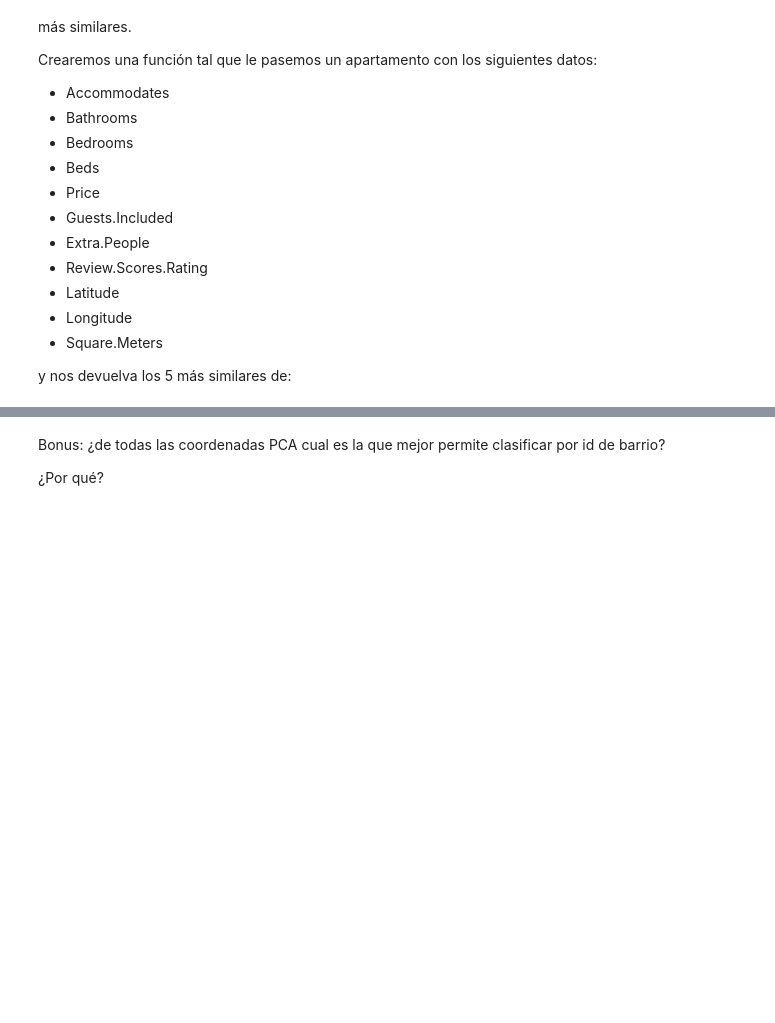
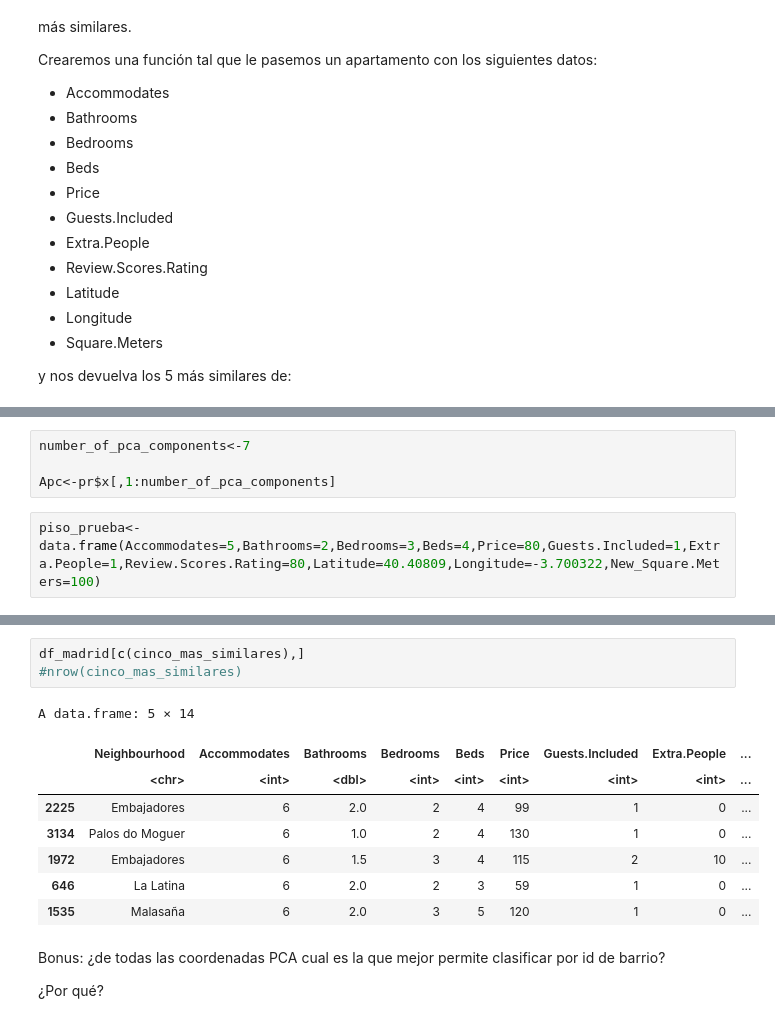
Before and after one commit to alessaag/Data-Mining-R, a Jupyter notebook: Practica-AlessaAlvarez.ipynb, the cells around one changed output, grey strips where cells are left out. Drawn from its saved outputs; the diff is of its cells as text; blank space fills up the shorter version.

```diff
--- a/Practica-AlessaAlvarez.ipynb
+++ b/Practica-AlessaAlvarez.ipynb
@@ -697,0 +751,6 @@ y nos devuelva los 5 más similares de:
+# %%
+number_of_pca_components<-7
+
+Apc<-pr$x[,1:number_of_pca_components]
+# %%
+piso_prueba<-data.frame(Accommodates=5,Bathrooms=2,Bedrooms=3,Beds=4,Price=80,Guests.Included=1,Extra.People=1,Review.Scores.Rating=80,Latitude=40.40809,Longitude=-3.700322,New_Square.Meters=100)
@@ -698,3 +770,15 @@ y nos devuelva los 5 más similares de:
+# %%
+df_madrid[c(cinco_mas_similares),]
+#nrow(cinco_mas_similares)
+# %% [output]
+A data.frame: 5 × 14
+|  | Neighbourhood | Accommodates | Bathrooms | Bedrooms | Beds | Price | Guests.Included | Extra.People | ... |
+|  | <chr> | <int> | <dbl> | <int> | <int> | <int> | <int> | <int> | ... |
+| 2225 | Embajadores | 6 | 2.0 | 2 | 4 | 99 | 1 | 0 | ... |
+| 3134 | Palos do Moguer | 6 | 1.0 | 2 | 4 | 130 | 1 | 0 | ... |
+| 1972 | Embajadores | 6 | 1.5 | 3 | 4 | 115 | 2 | 10 | ... |
+| 646 | La Latina | 6 | 2.0 | 2 | 3 | 59 | 1 | 0 | ... |
+| 1535 | Malasaña | 6 | 2.0 | 3 | 5 | 120 | 1 | 0 | ... |
 # %% [markdown]
 Bonus: ¿de todas las coordenadas PCA cual es la que mejor permite clasificar por id de barrio?
 
```
Also changed, not shown: parts of 4 cells of this notebook.
